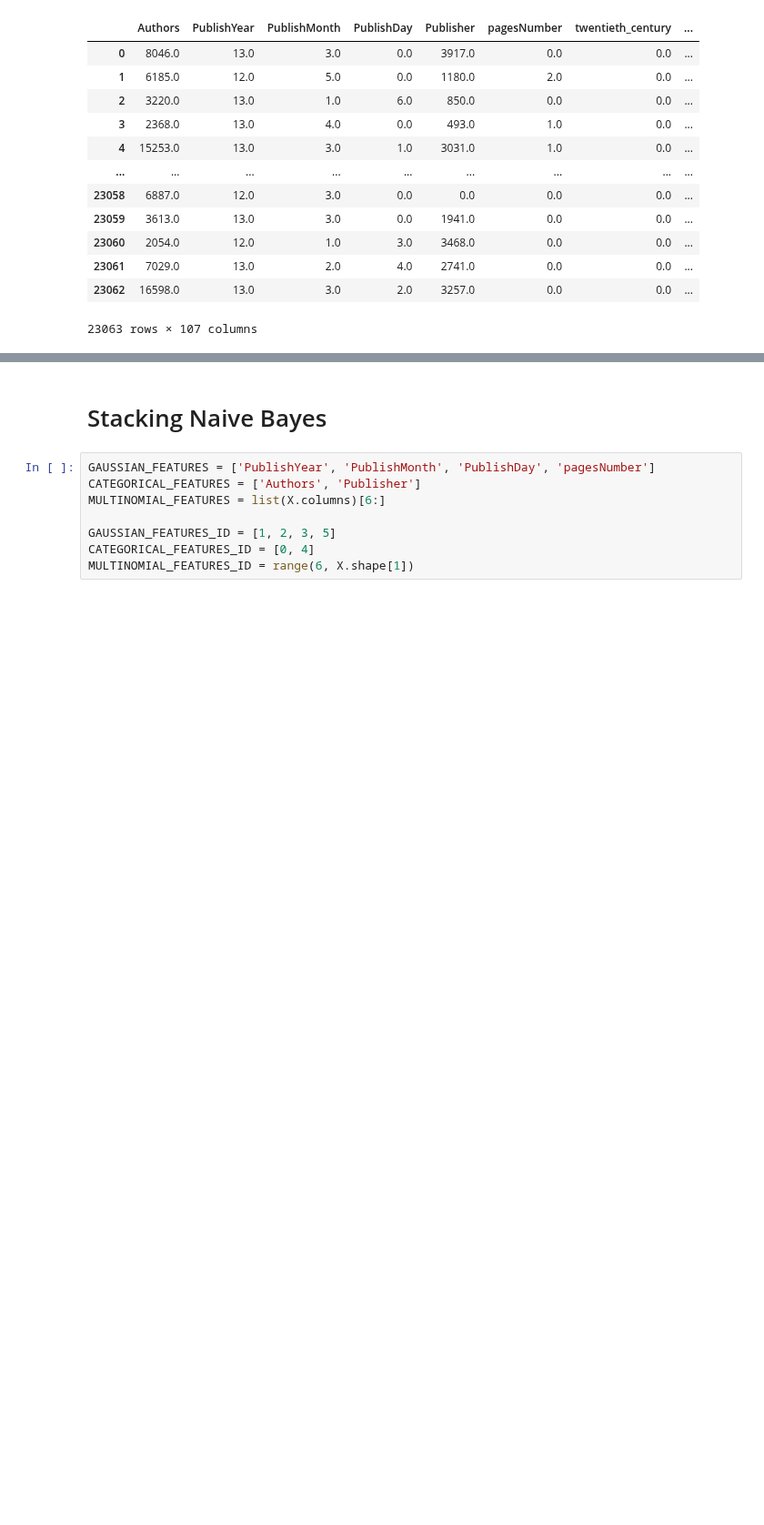
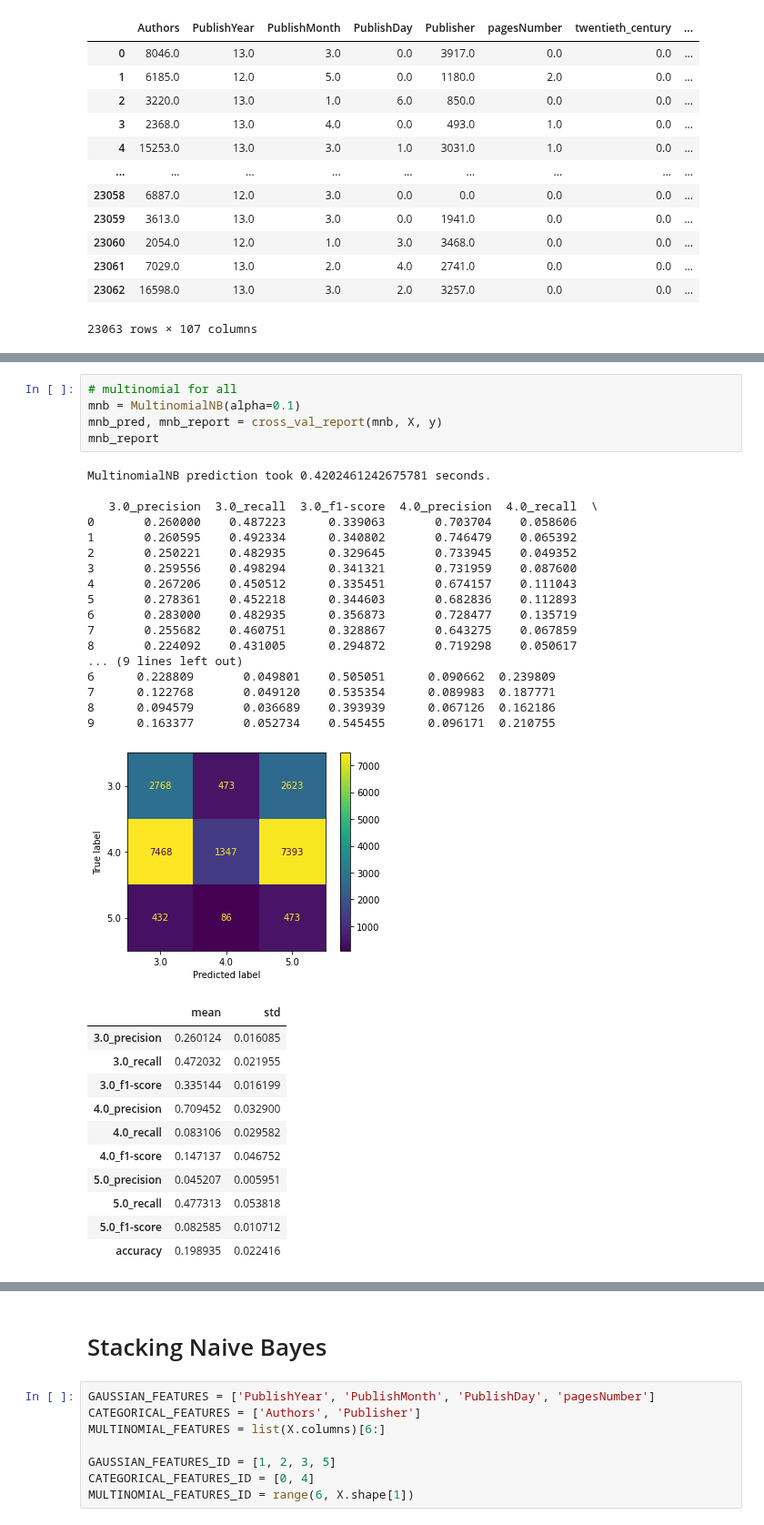
Before and after one commit to 7angel4/Goodreads-rating-classification, a Jupyter notebook: StackNB.ipynb, the cells around one changed output, grey strips where cells are left out. Shown at 91% size. Saved outputs shown, nothing was run; the diff lists cells and outputs as text; blank space fills up the shorter version.

```diff
--- a/StackNB.ipynb
+++ b/StackNB.ipynb
@@ -23,0 +59,35 @@ train_df_oe
+# %%
+# multinomial for all
+mnb = MultinomialNB(alpha=0.1)
+mnb_pred, mnb_report = cross_val_report(mnb, X, y)
+mnb_report
+# %% [output]
+MultinomialNB prediction took 0.4202461242675781 seconds.
+
+   3.0_precision  3.0_recall  3.0_f1-score  4.0_precision  4.0_recall  \
+0       0.260000    0.487223      0.339063       0.703704    0.058606
+1       0.260595    0.492334      0.340802       0.746479    0.065392
+2       0.250221    0.482935      0.329645       0.733945    0.049352
+3       0.259556    0.498294      0.341321       0.731959    0.087600
+4       0.267206    0.450512      0.335451       0.674157    0.111043
+5       0.278361    0.452218      0.344603       0.682836    0.112893
+6       0.283000    0.482935      0.356873       0.728477    0.135719
+7       0.255682    0.460751      0.328867       0.643275    0.067859
+8       0.224092    0.431005      0.294872       0.719298    0.050617
+... (9 lines left out)
+6      0.228809       0.049801    0.505051      0.090662  0.239809
+7      0.122768       0.049120    0.535354      0.089983  0.187771
+8      0.094579       0.036689    0.393939      0.067126  0.162186
+9      0.163377       0.052734    0.545455      0.096171  0.210755
+[figure, added]
+|  | mean | std |
+| 3.0_precision | 0.260124 | 0.016085 |
+| 3.0_recall | 0.472032 | 0.021955 |
+| 3.0_f1-score | 0.335144 | 0.016199 |
+| 4.0_precision | 0.709452 | 0.032900 |
+| 4.0_recall | 0.083106 | 0.029582 |
+| 4.0_f1-score | 0.147137 | 0.046752 |
+| 5.0_precision | 0.045207 | 0.005951 |
+| 5.0_recall | 0.477313 | 0.053818 |
+| 5.0_f1-score | 0.082585 | 0.010712 |
+| accuracy | 0.198935 | 0.022416 |
```
Also changed, not shown: parts of 5 cells of this notebook.
